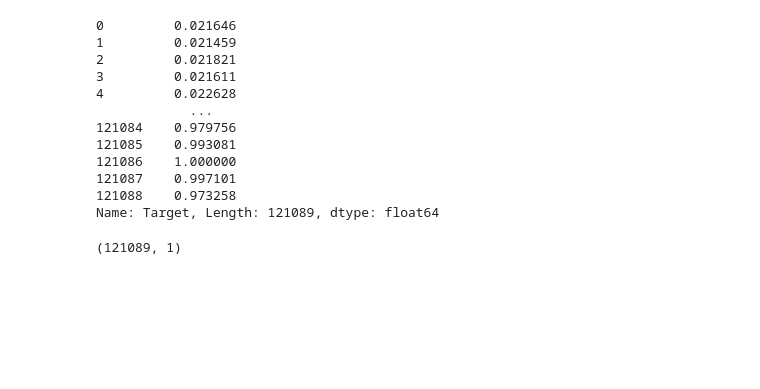
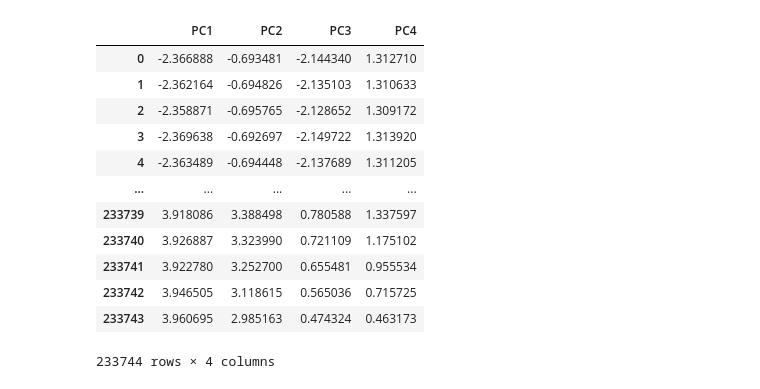
Before and after one commit to Nishchaypat/StockTrack-Database-ML, a Jupyter notebook: test.ipynb, the cells around one changed output. Cells and saved outputs as stored; diff of their text form; code cells hidden in the pictures; blank space fills up the shorter version.

```diff
--- a/test.ipynb
+++ b/test.ipynb
@@ -307,19 +184,16 @@ y_pred = loaded_model.predict(X)
-# %%
-y
-# %% [output]
-0         0.021646
-1         0.021459
-2         0.021821
-3         0.021611
-4         0.022628
-            ...
-121084    0.979756
-121085    0.993081
-121086    1.000000
-121087    0.997101
-121088    0.973258
-Name: Target, Length: 121089, dtype: float64
-# %%
-y_pred
-# %% [output]
-(121089, 1)
+# %%
+pca_df
+# %% [output]
+|  | PC1 | PC2 | PC3 | PC4 |
+| 0 | -2.366888 | -0.693481 | -2.144340 | 1.312710 |
+| 1 | -2.362164 | -0.694826 | -2.135103 | 1.310633 |
+| 2 | -2.358871 | -0.695765 | -2.128652 | 1.309172 |
+| 3 | -2.369638 | -0.692697 | -2.149722 | 1.313920 |
+| 4 | -2.363489 | -0.694448 | -2.137689 | 1.311205 |
+| ... | ... | ... | ... | ... |
+| 233739 | 3.918086 | 3.388498 | 0.780588 | 1.337597 |
+| 233740 | 3.926887 | 3.323990 | 0.721109 | 1.175102 |
+| 233741 | 3.922780 | 3.252700 | 0.655481 | 0.955534 |
+| 233742 | 3.946505 | 3.118615 | 0.565036 | 0.715725 |
+| 233743 | 3.960695 | 2.985163 | 0.474324 | 0.463173 |
+233744 rows × 4 columns
```
Also changed, not shown: parts of 34 cells of this notebook, 4 other files.
